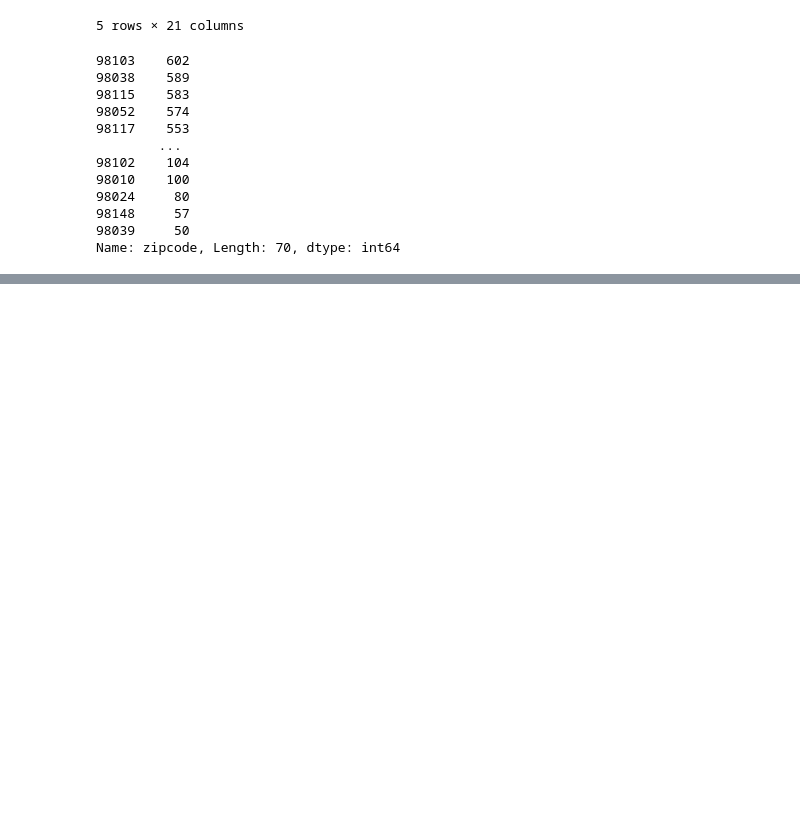
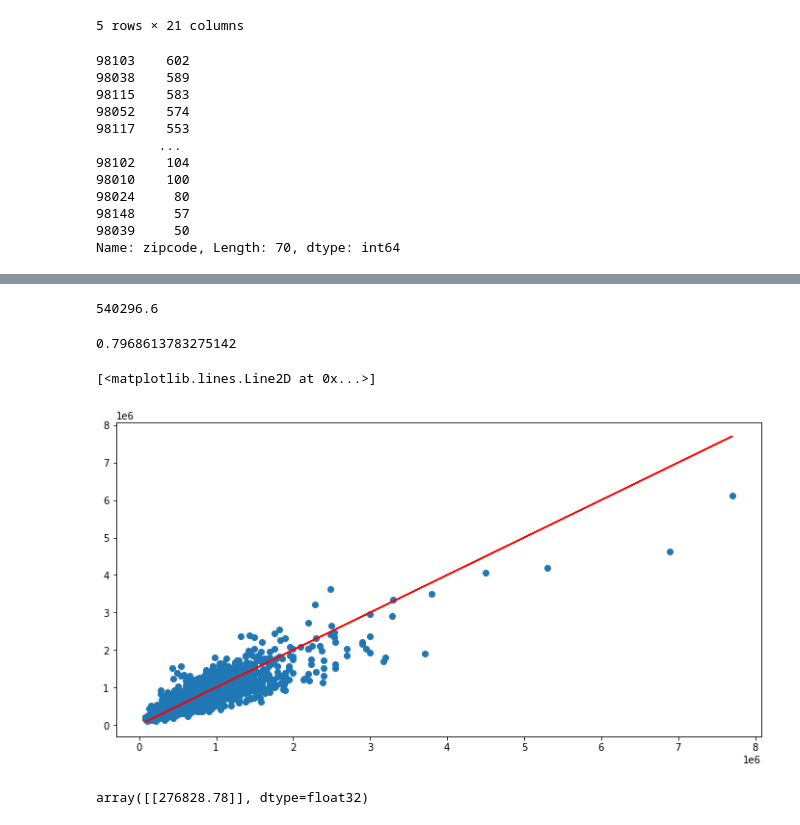
Before and after one commit to Rushikesh8421/Data-Science, a Jupyter notebook: NeuralNets and DeepLearning/ANN.ipynb, the cells around one changed output, grey strips where cells are left out. Saved outputs shown, nothing was run; the diff lists cells and outputs as text; code cells hidden in the pictures; blank space fills up the shorter version.

```diff
--- a/NeuralNets and DeepLearning/ANN.ipynb
+++ b/NeuralNets and DeepLearning/ANN.ipynb
@@ -242,0 +338,2 @@ Name: zipcode, Length: 70, dtype: int64
+# %%
+predictions = model.predict(X_test)
@@ -242,0 +360,15 @@ Name: zipcode, Length: 70, dtype: int64
+# %%
+5.402966e+05
+# %% [output]
+540296.6
+# %%
+explained_variance_score(y_test,predictions)
+# %% [output]
+0.7968613783275142
+# %%
+plt.figure(figsize=(12,6))
+plt.scatter(y_test,predictions)
+plt.plot(y_test,y_test,'r') #best fit
+# %% [output]
+[<matplotlib.lines.Line2D at 0x...>]
+[figure, added]
@@ -242,0 +379,4 @@ Name: zipcode, Length: 70, dtype: int64
+# %%
+model.predict(single_house)
+# %% [output]
+array([[276828.78]], dtype=float32)
```
Also changed, not shown: parts of 23 cells of this notebook, 3 other files.
